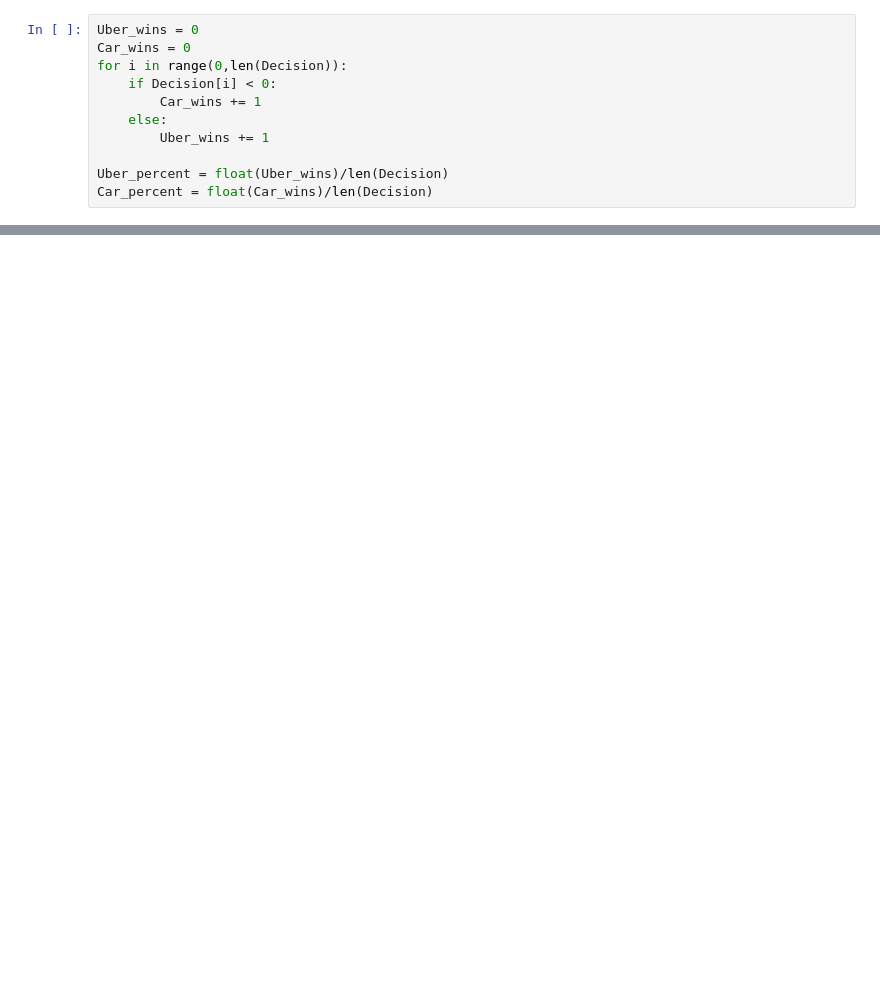
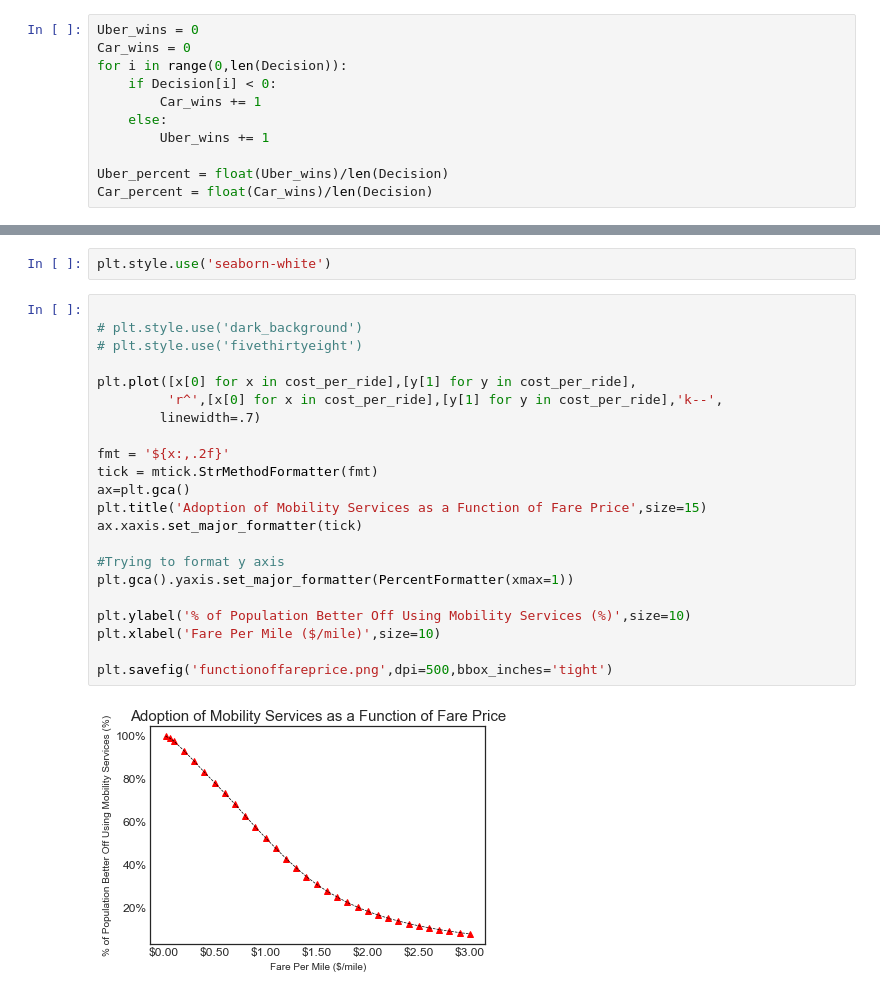
Before and after one commit to gordontsai/WEG-scripts, a Jupyter notebook: ubermodel_mc.ipynb, the cells around one changed output, grey strips where cells are left out. Drawn from its saved outputs; the diff is of its cells as text; blank space fills up the shorter version.

```diff
--- a/ubermodel_mc.ipynb
+++ b/ubermodel_mc.ipynb
@@ -688,3 +762,29 @@ print(Car_percent, 'of the US is better off Car Owning')
+# %%
+plt.style.use('seaborn-white')
+# %%
+
+# plt.style.use('dark_background')
+# plt.style.use('fivethirtyeight')
+
+plt.plot([x[0] for x in cost_per_ride],[y[1] for y in cost_per_ride],
+         'r^',[x[0] for x in cost_per_ride],[y[1] for y in cost_per_ride],'k--',
+        linewidth=.7)
+
+fmt = '${x:,.2f}'
+tick = mtick.StrMethodFormatter(fmt)
+ax=plt.gca()
+plt.title('Adoption of Mobility Services as a Function of Fare Price',size=15)
+ax.xaxis.set_major_formatter(tick)
+
+#Trying to format y axis
+plt.gca().yaxis.set_major_formatter(PercentFormatter(xmax=1))
+
+plt.ylabel('% of Population Better Off Using Mobility Services (%)',size=10)
+plt.xlabel('Fare Per Mile ($/mile)',size=10)
+
+plt.savefig('functionoffareprice.png',dpi=500,bbox_inches='tight')
+# %% [output]
+[figure, added]
 # %%
 ###########################################################
 #Producing Cost Per Ride to Percentage Plot
```
Also changed, not shown: parts of 8 cells of this notebook, 2 other files.
